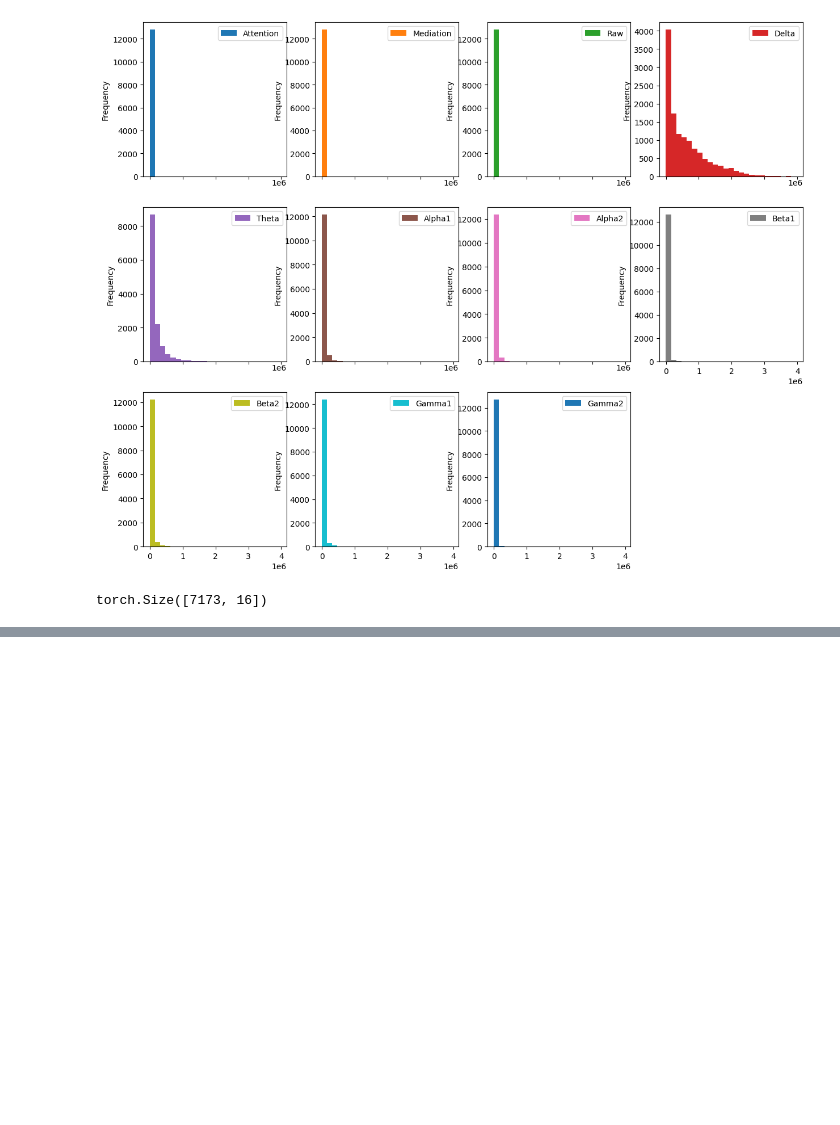
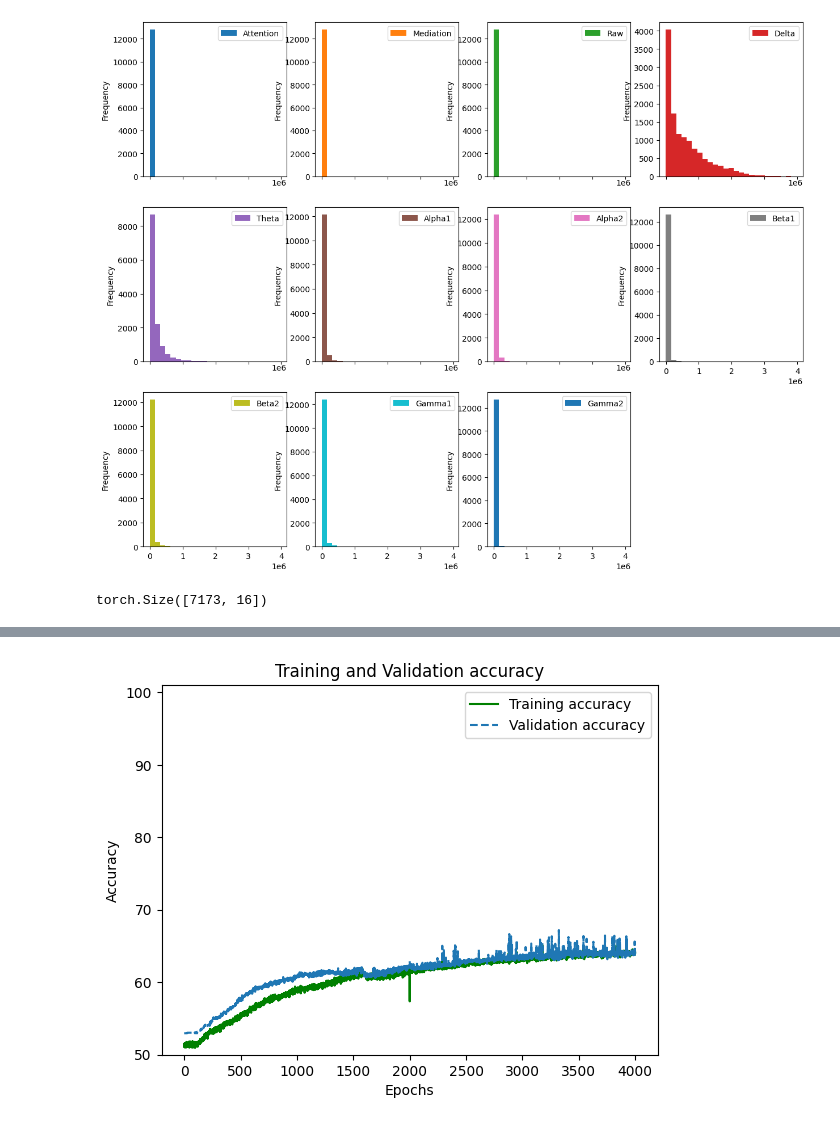
Before and after one commit to ahabisaax/EEG, a Jupyter notebook: test.ipynb, the cells around one changed output, grey strips where cells are left out. Drawn from its saved outputs; the diff is of its cells as text; code cells hidden in the pictures; blank space fills up the shorter version.

```diff
--- a/test.ipynb
+++ b/test.ipynb
@@ -327,9 +318,11 @@ plt.show()
 # %%
-plt.plot(np.linspace(0,num_epochs,num_epochs), training_acc, 'g', label='Training accuracy')
-plt.plot(np.linspace(0,num_epochs,num_epochs), validation_acc, '--', label='Validation accuracy')
-plt.ylim(75,101)
-plt.title('Training and Validation loss')
+plt.plot(np.linspace(0,num_epochs*runs,num_epochs*runs), training_acc, 'g', label='Training accuracy')
+plt.plot(np.linspace(0,num_epochs*runs,num_epochs*runs), validation_acc, '--', label='Validation accuracy')
+plt.ylim(50,101)
+plt.title('Training and Validation accuracy')
 plt.xlabel('Epochs')
-plt.ylabel('Loss')
+plt.ylabel('Accuracy')
 plt.legend()
 plt.show()
+# %% [output]
+[figure, added]
```
Also changed, not shown: parts of 23 cells of this notebook, 1 other file.
